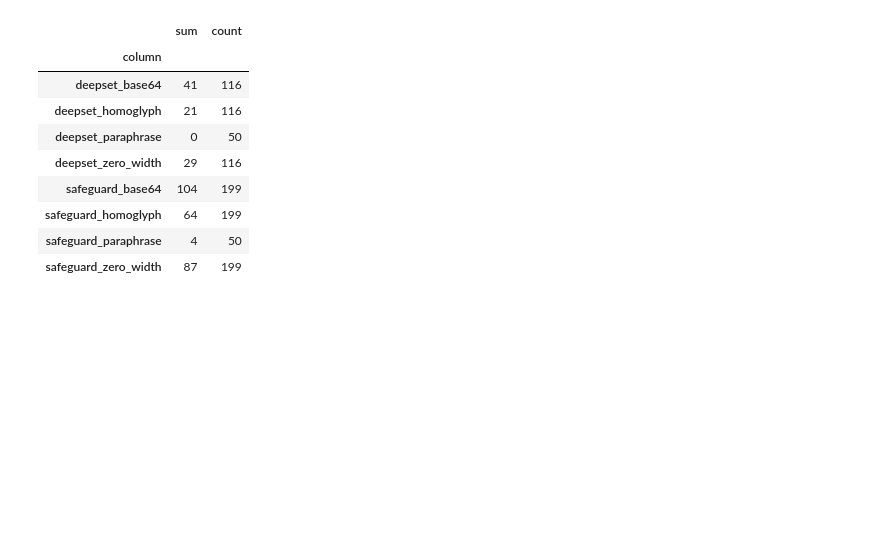
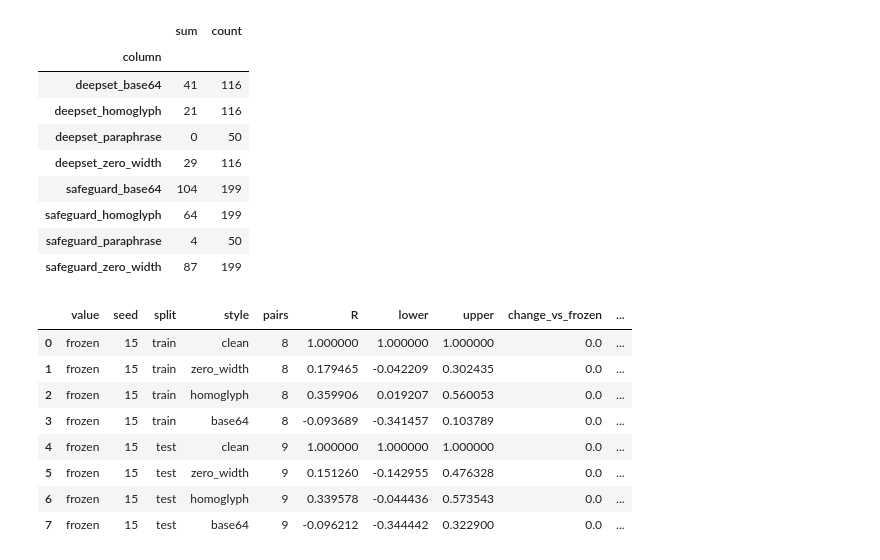
Before and after one commit to hungqbui/security_anaylytics_project, a Jupyter notebook: final_experiment.ipynb, the cells around one changed output. Cells and saved outputs as stored; diff of their text form; code cells hidden in the pictures; blank space fills up the shorter version.

Commit message:
Measure clean versus perturbed concept stability and cache detector logits

```diff
--- a/final_experiment.ipynb
+++ b/final_experiment.ipynb
@@ -374,33 +393,104 @@ concept_rows = []
 
 def measure_representation(method, seed, clean_features, concepts):
     delta = clean_features[test_mask] - embeddings[test_mask]
     relative = np.linalg.norm(delta, axis=1) / np.maximum(np.linalg.norm(embeddings[test_mask], axis=1), 1e-12)
     vm, um, pm, test_contrasts = concept_directions(concepts)
     changed_count = len(concept_test)
     offset = 2 * len(concept_pairs)
     perturbed_contrasts = concepts[offset:offset+changed_count] - concepts[offset+changed_count:]
     for dataset in ["deepset", "safeguard"]:
         mask = retained_prompts.loc[test_mask, "dataset"].eq(dataset).to_numpy()
         drift = float(relative[mask].mean())
         rng = np.random.default_rng(15)
         values = relative[mask]
         boot = values[rng.integers(0, len(values), (1000, len(values)))].mean(axis=1)
         drift_lower, drift_upper = np.percentile(boot, [2.5, 97.5])
         representation_rows.append({"value": method, "seed": seed, "dataset": dataset,
             "D": drift, "lower": float(drift_lower), "upper": float(drift_upper), "D_verdict": "yes" if drift >= .05 else "no" if drift <= .01 else "undecided"})
     concept_rows.append({"value": method, "seed": seed,
         "mean_direction_change": 1 - float(u0 @ um),
         "pca_direction_change": 1 - float(p0 @ pm),
         "concept_norm": float(np.linalg.norm(vm)),
         "fixed_axis_margin_change": float(((test_contrasts-frozen_test_contrasts) @ u0).mean()),
         "mean_clean_margin": float((test_contrasts @ um).mean()),
         "mean_homoglyph_margin": float((perturbed_contrasts @ um).mean()),
         "pca_clean_margin": float((test_contrasts @ pm).mean()),
         "pca_homoglyph_margin": float((perturbed_contrasts @ pm).mean()),
         "contrast_cosine_clean": float((normalized_rows(test_contrasts) @ um).mean()),
         "contrast_cosine_homoglyph": float((normalized_rows(perturbed_contrasts) @ um).mean())})
 
+
+# Compare clean and perturbed mean concept directions within each encoder.
+concept_perturbations = pd.read_csv("concept_perturbations.csv")
+concept_robustness_rows = []
+frozen_contrast_lookup = {}
+
+def direction_cosine(clean_contrasts, changed_contrasts, indices=None):
+    if indices is None:
+        clean_means = clean_contrasts.mean(axis=0)
+        changed_means = changed_contrasts.mean(axis=0)
+    else:
+        clean_means = clean_contrasts[indices].mean(axis=1)
+        changed_means = changed_contrasts[indices].mean(axis=1)
+    denominator = np.linalg.norm(clean_means, axis=-1) * np.linalg.norm(changed_means, axis=-1)
+    numerator = (clean_means * changed_means).sum(axis=-1)
+    return np.where(denominator > 1e-8, numerator / np.maximum(denominator, 1e-8), np.nan)
+
+def measure_concept_robustness(method, seed):
+    features, _, _ = encode_texts(concept_perturbations.text.tolist(), show_progress=False)
+    contrasts = {}
+    for split in ["train", "test"]:
+        pair_ids = concept_pairs.loc[concept_pairs.split.eq(split), "row_id"].tolist()
+        for style in ["clean", "zero_width", "homoglyph", "base64"]:
+            members = []
+            for member in ["injection", "benign"]:
+                mask = (concept_perturbations.split.eq(split) & concept_perturbations["style"].eq(style)
+                        & concept_perturbations.member.eq(member))
+                frame = concept_perturbations.loc[mask]
+                positions = frame.set_index("row_id").loc[pair_ids].index
+                assert positions.tolist() == pair_ids
+                feature_frame = pd.DataFrame(features[mask.to_numpy()], index=frame.row_id)
+                members.append(feature_frame.loc[pair_ids].to_numpy())
+            contrasts[(split, style)] = members[0] - members[1]
+
+        clean = contrasts[(split, "clean")].astype(np.float64)
+        count = len(clean)
+        indices = np.random.default_rng(15).integers(0, count, size=(1000, count))
+        for style in ["clean", "zero_width", "homoglyph", "base64"]:
+            changed = contrasts[(split, style)].astype(np.float64)
+            similarity = float(direction_cosine(clean, changed))
+            bootstrap = direction_cosine(clean, changed, indices)
+            if method == "frozen":
+                frozen_contrast_lookup[(split, style)] = changed
+            frozen_clean = frozen_contrast_lookup[(split, "clean")]
+            frozen_changed = frozen_contrast_lookup[(split, style)]
+            difference = similarity - float(direction_cosine(frozen_clean, frozen_changed))
+            bootstrap_difference = bootstrap - direction_cosine(frozen_clean, frozen_changed, indices)
+            lower, upper = np.nanpercentile(bootstrap, [2.5, 97.5])
+            difference_lower, difference_upper = np.nanpercentile(bootstrap_difference, [2.5, 97.5])
+            concept_robustness_rows.append({
+                "value": method, "seed": seed, "split": split, "style": style, "pairs": count,
+                "R": similarity, "lower": lower, "upper": upper,
+                "change_vs_frozen": difference,
+                "change_lower": difference_lower, "change_upper": difference_upper,
+                "clean_concept_norm": np.linalg.norm(clean.mean(axis=0)),
+                "perturbed_concept_norm": np.linalg.norm(changed.mean(axis=0)),
+                "undefined_bootstrap_samples": int(np.isnan(bootstrap).sum())})
+    pd.DataFrame(concept_robustness_rows).to_csv("concept_robustness.csv", index=False)
+    display(pd.DataFrame(concept_robustness_rows).query("value == @method and seed == @seed"))
+
 measure_representation("frozen", 15, embeddings, frozen_concepts)
+measure_concept_robustness("frozen", 15)
+# %% [output]
+|  | value | seed | split | style | pairs | R | lower | upper | change_vs_frozen | ... |
+| 0 | frozen | 15 | train | clean | 8 | 1.000000 | 1.000000 | 1.000000 | 0.0 | ... |
+| 1 | frozen | 15 | train | zero_width | 8 | 0.179465 | -0.042209 | 0.302435 | 0.0 | ... |
+| 2 | frozen | 15 | train | homoglyph | 8 | 0.359906 | 0.019207 | 0.560053 | 0.0 | ... |
+| 3 | frozen | 15 | train | base64 | 8 | -0.093689 | -0.341457 | 0.103789 | 0.0 | ... |
+| 4 | frozen | 15 | test | clean | 9 | 1.000000 | 1.000000 | 1.000000 | 0.0 | ... |
+| 5 | frozen | 15 | test | zero_width | 9 | 0.151260 | -0.142955 | 0.476328 | 0.0 | ... |
+| 6 | frozen | 15 | test | homoglyph | 9 | 0.339578 | -0.044436 | 0.573543 | 0.0 | ... |
+| 7 | frozen | 15 | test | base64 | 9 | -0.096212 | -0.344442 | 0.322900 | 0.0 | ... |
 # %%
 # Train every seed for all 20 epochs; only validation data chooses the retained epoch.
 from sklearn.metrics import log_loss
```
Also changed, not shown: parts of 5 cells of this notebook, 21 other files.
